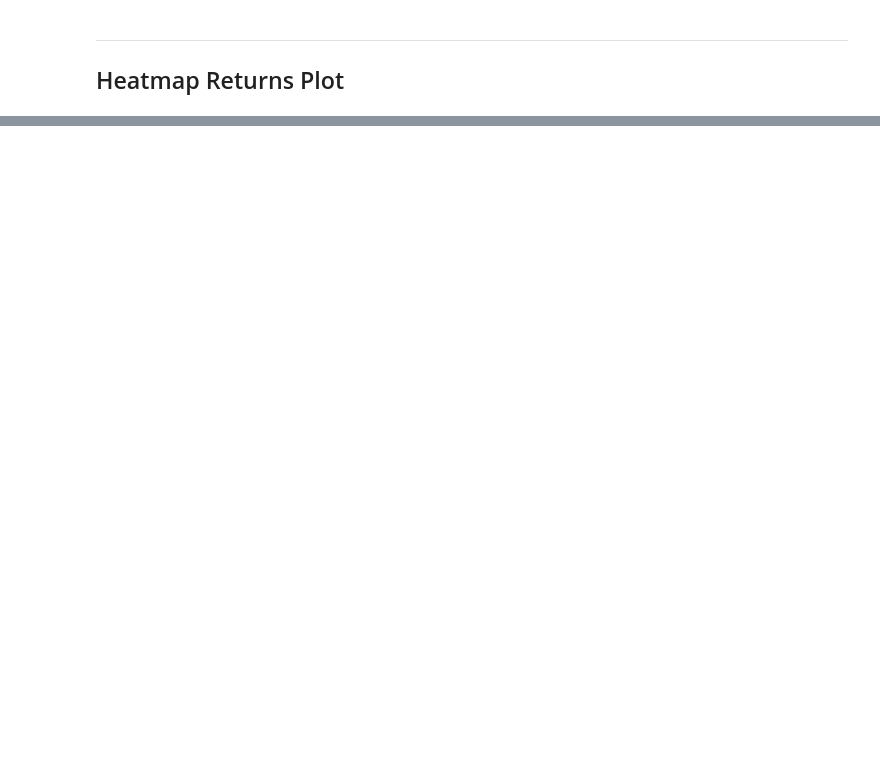
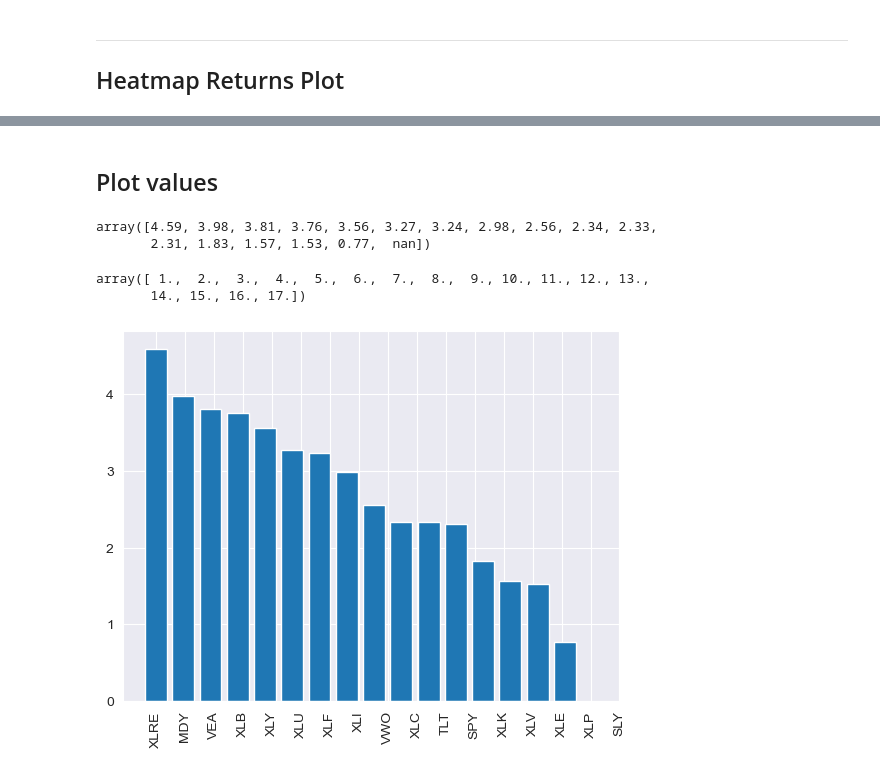
Before and after one commit to jusrojasrod/Desempe-o-Sectorial, a Jupyter notebook: ETFs/test_yfinance.ipynb, the cells around one changed output, grey strips where cells are left out. Drawn from its saved outputs; the diff is of its cells as text; code cells hidden in the pictures; blank space fills up the shorter version.

```diff
--- a/ETFs/test_yfinance.ipynb
+++ b/ETFs/test_yfinance.ipynb
@@ -350,0 +423,24 @@ heatmap(values=new_array, labels=new_names, max_=val_max, min_=val_min, sector=s
+# %% [markdown]
+## Plot values
+# %%
+(last_sec_ret.values*100).round(2)
+# %% [output]
+array([4.59, 3.98, 3.81, 3.76, 3.56, 3.27, 3.24, 2.98, 2.56, 2.34, 2.33,
+       2.31, 1.83, 1.57, 1.53, 0.77,  nan])
+# %%
+np.linspace(1, len(last_sec_ret), len(last_sec_ret))
+# %% [output]
+array([ 1.,  2.,  3.,  4.,  5.,  6.,  7.,  8.,  9., 10., 11., 12., 13.,
+       14., 15., 16., 17.])
+# %%
+import seaborn as sns
+# Establecer un tema
+sns.set_style("darkgrid")
+
+
+plt.bar(x=last_sec_ret.index, height=(last_sec_ret.values*100).round(2))
+plt.xticks(np.linspace(0, len(last_sec_ret), len(last_sec_ret)), last_sec_ret.index, rotation='vertical')
+
+plt.show()
+# %% [output]
+[figure, added]
```
Also changed, not shown: parts of 26 cells of this notebook, 15 other files.
